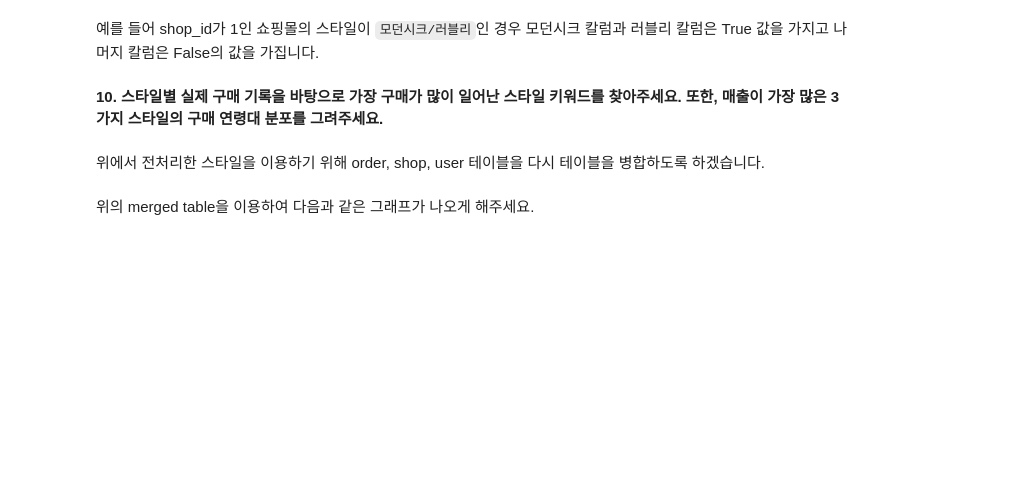
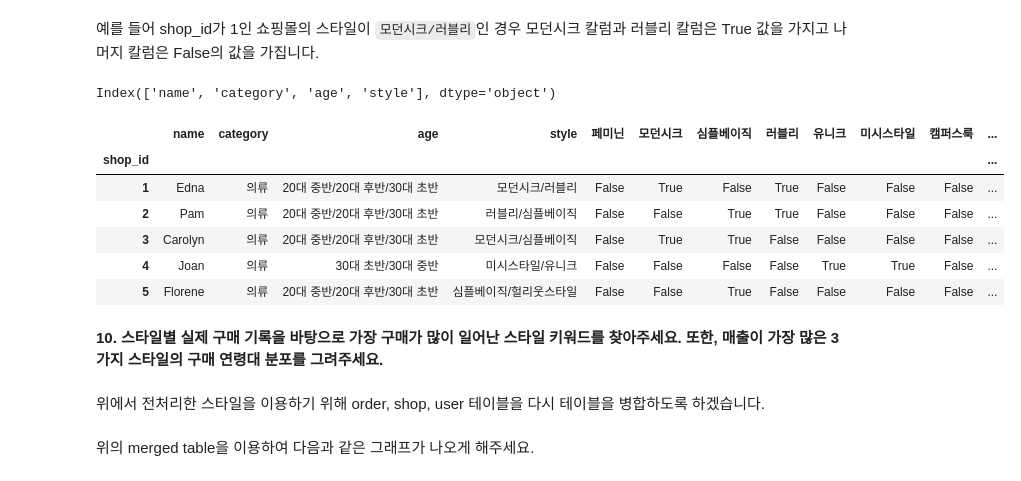
Before and after one commit to shoman2/Data-analysis_DSschool, a Jupyter notebook: 04_SQL-and-EDA/04_zigzag_SQL-and-EDA.ipynb, the cells around one changed output. Drawn from its saved outputs; the diff is of its cells as text; code cells hidden in the pictures; blank space fills up the shorter version.

```diff
--- a/04_SQL-and-EDA/04_zigzag_SQL-and-EDA.ipynb
+++ b/04_SQL-and-EDA/04_zigzag_SQL-and-EDA.ipynb
@@ -685,0 +712,8 @@ shop 테이블을 DB에서 불러와 주세요. 그 다음, user, order 테이
+# %%
+# 2. shop 테이블을 불러와 user, order 테이블과 병합하기
+
+query = "SELECT * FROM 'shop'"
+
+shop = pd.read_sql(query, connect, index_col = "shop_id")
+print(shop.shape)
+shop.head(2)
@@ -970,6 +1055,23 @@ style_list = ['페미닌', '모던시크', '심플베이직', '러블리', '유
 예를 들어 shop_id가 1인 쇼핑몰의 스타일이 `모던시크/러블리`인 경우 모던시크 칼럼과 러블리 칼럼은 True 값을 가지고 나머지 칼럼은 False의 값을 가집니다.
 # %%
 #Write your code here!
+# %%
+shop.columns
+# %% [output]
+Index(['name', 'category', 'age', 'style'], dtype='object')
+# %%
+for style in style_list :
+    shop[f"{style}"] = shop["style"].str.contains(style)
+
+shop.head()
+# %% [output]
+|  | name | category | age | style | 페미닌 | 모던시크 | 심플베이직 | 러블리 | 유니크 | 미시스타일 | 캠퍼스룩 | ... |
+| shop_id |  |  |  |  |  |  |  |  |  |  |  | ... |
+| 1 | Edna | 의류 | 20대 중반/20대 후반/30대 초반 | 모던시크/러블리 | False | True | False | True | False | False | False | ... |
+| 2 | Pam | 의류 | 20대 중반/20대 후반/30대 초반 | 러블리/심플베이직 | False | False | True | True | False | False | False | ... |
+| 3 | Carolyn | 의류 | 20대 중반/20대 후반/30대 초반 | 모던시크/심플베이직 | False | True | True | False | False | False | False | ... |
+| 4 | Joan | 의류 | 30대 초반/30대 중반 | 미시스타일/유니크 | False | False | False | False | True | True | False | ... |
+| 5 | Florene | 의류 | 20대 중반/20대 후반/30대 초반 | 심플베이직/헐리웃스타일 | False | False | True | False | False | False | False | ... |
 # %% [markdown]
 **10. 스타일별 실제 구매 기록을 바탕으로 가장 구매가 많이 일어난 스타일 키워드를 찾아주세요. 또한, 매출이 가장 많은 3가지 스타일의 구매 연령대 분포를 그려주세요.**
 # %% [markdown]
```
Also changed, not shown: parts of 14 cells of this notebook.
